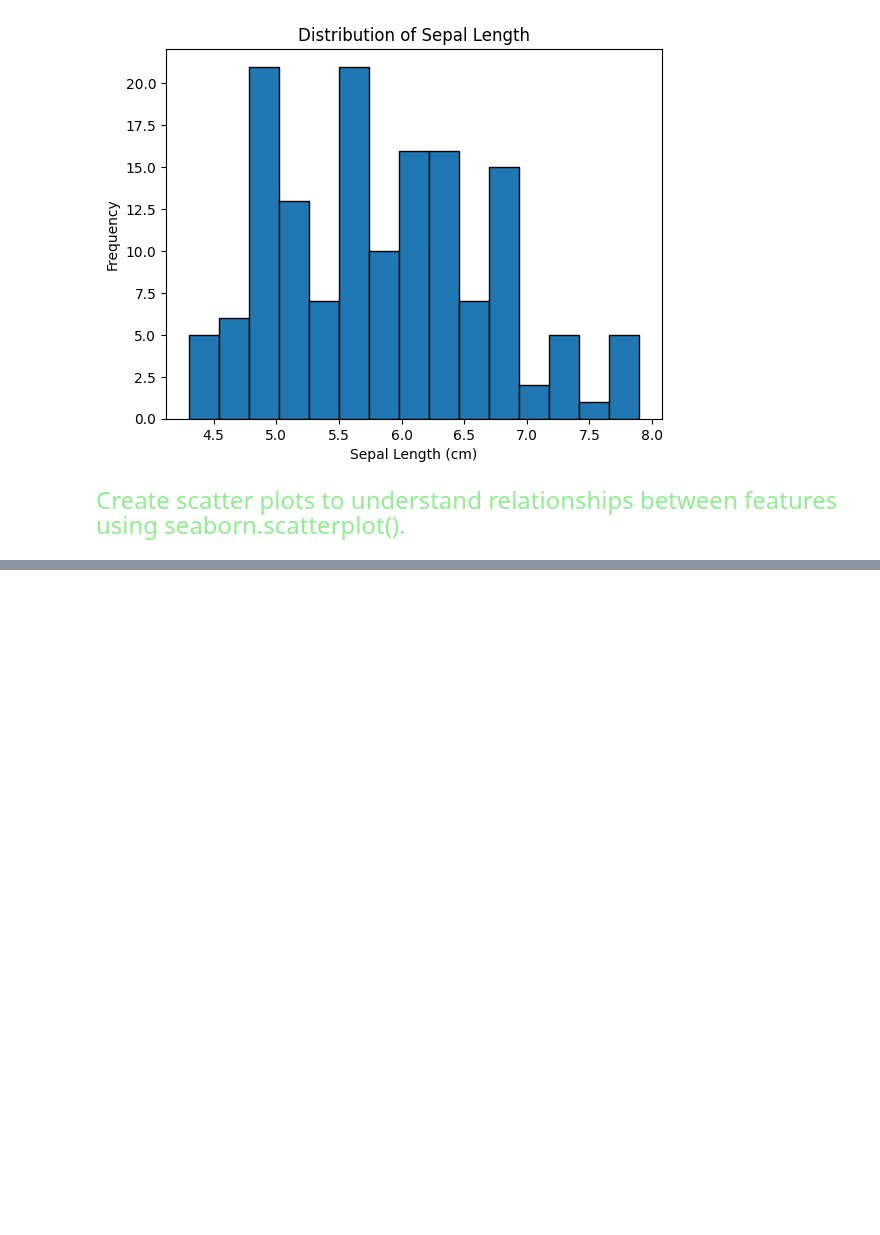
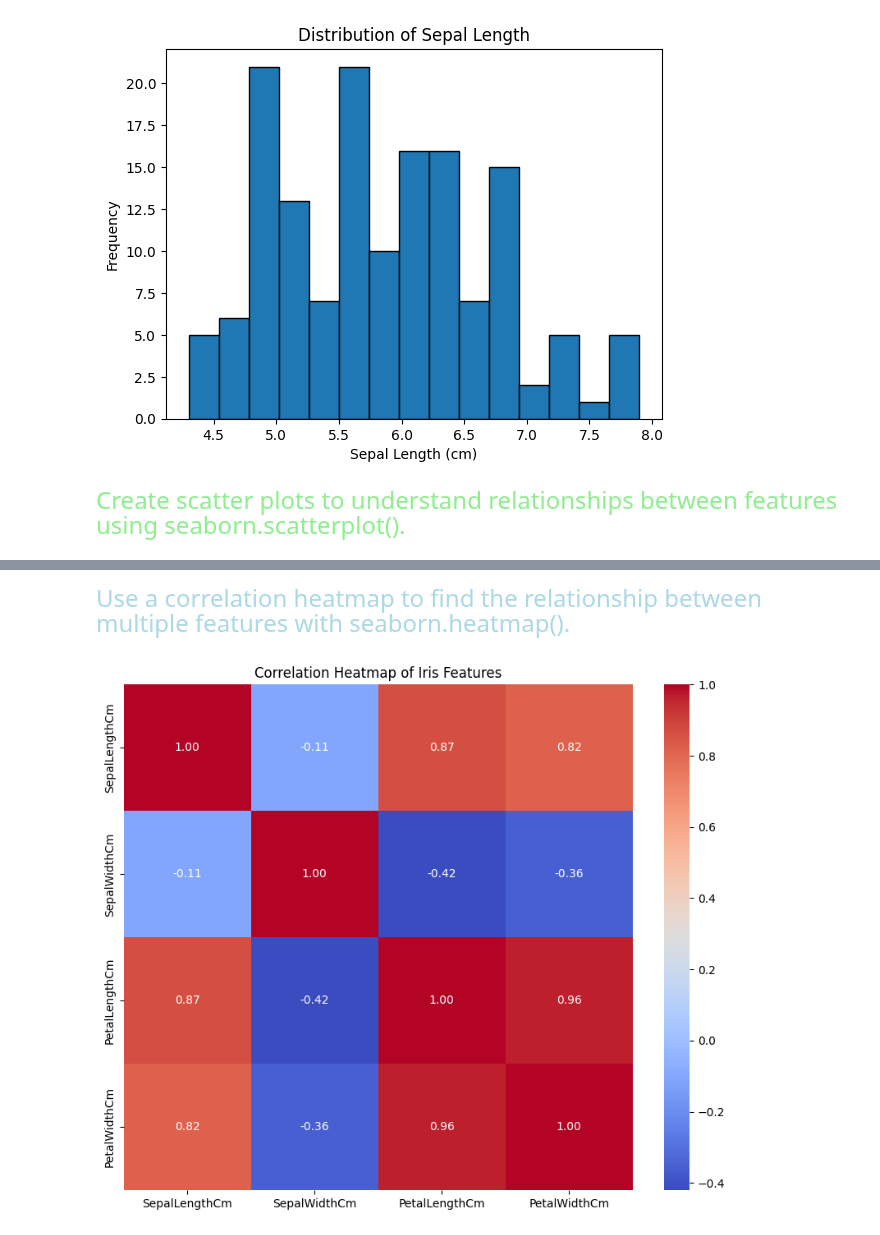
Before and after one commit to Sar-Hal/AD_Lab, a Jupyter notebook: Lab_2_10122025/Answers.ipynb, the cells around one changed output, grey strips where cells are left out. Cells and saved outputs as stored; diff of their text form; code cells hidden in the pictures; blank space fills up the shorter version.

```diff
--- a/Lab_2_10122025/Answers.ipynb
+++ b/Lab_2_10122025/Answers.ipynb
@@ -115,0 +116,13 @@ plt.show()
+# %% [markdown]
+<font size = '5' color = 'lightblue'>Use a correlation heatmap to find the relationship between multiple features with seaborn.heatmap().</font>
+# %%
+# Select only numeric columns for correlation
+spotdf.drop('Species', axis=1, inplace=True)
+spotdf.drop('Id', axis=1, inplace=True)
+
+plt.figure(figsize=(10, 8))
+sns.heatmap(spotdf.corr(), annot=True, cmap='coolwarm', fmt='.2f')
+plt.title('Correlation Heatmap of Iris Features')
+plt.show()
+# %% [output]
+[figure, added]
```
Also changed, not shown: parts of 1 cell of this notebook.
